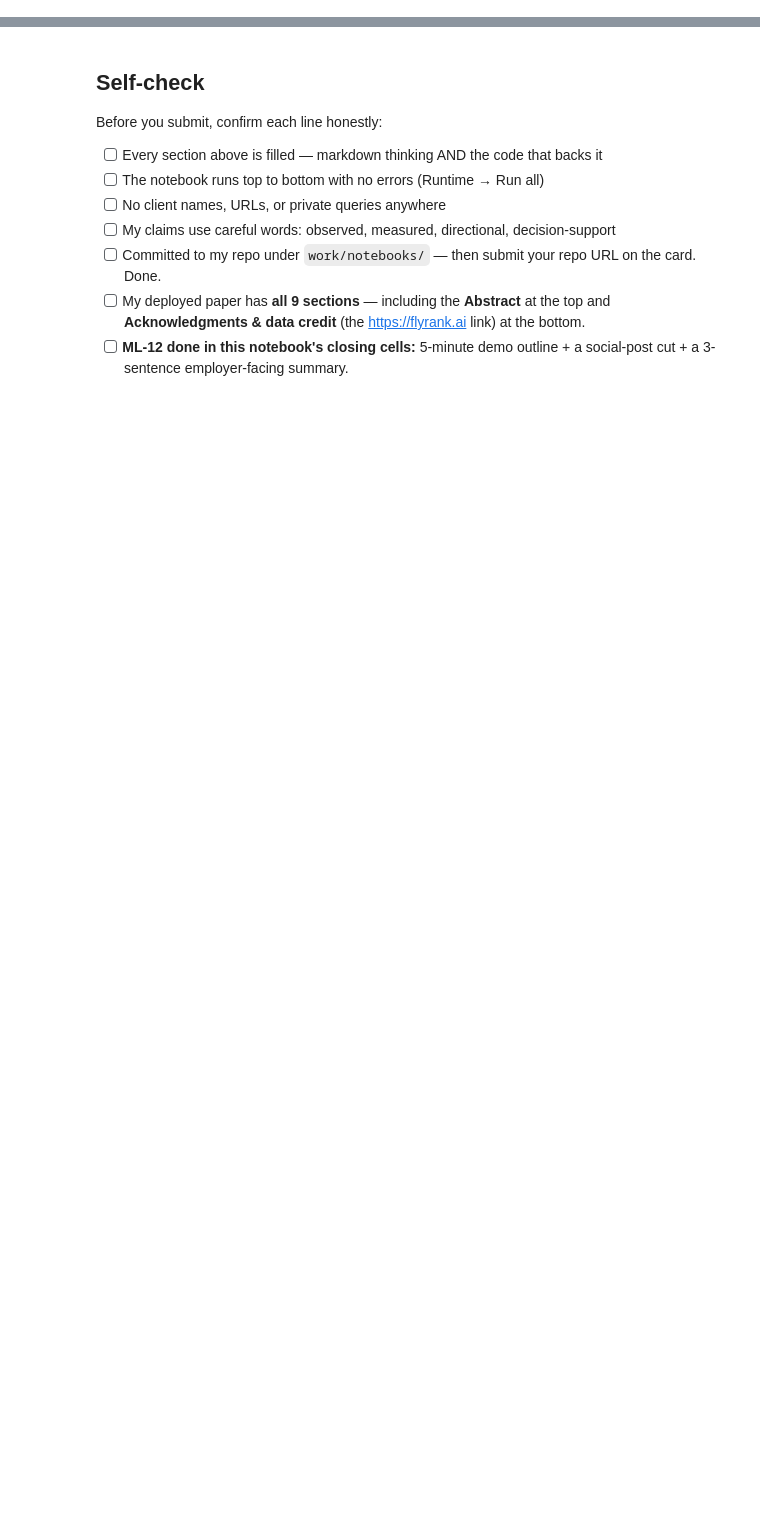
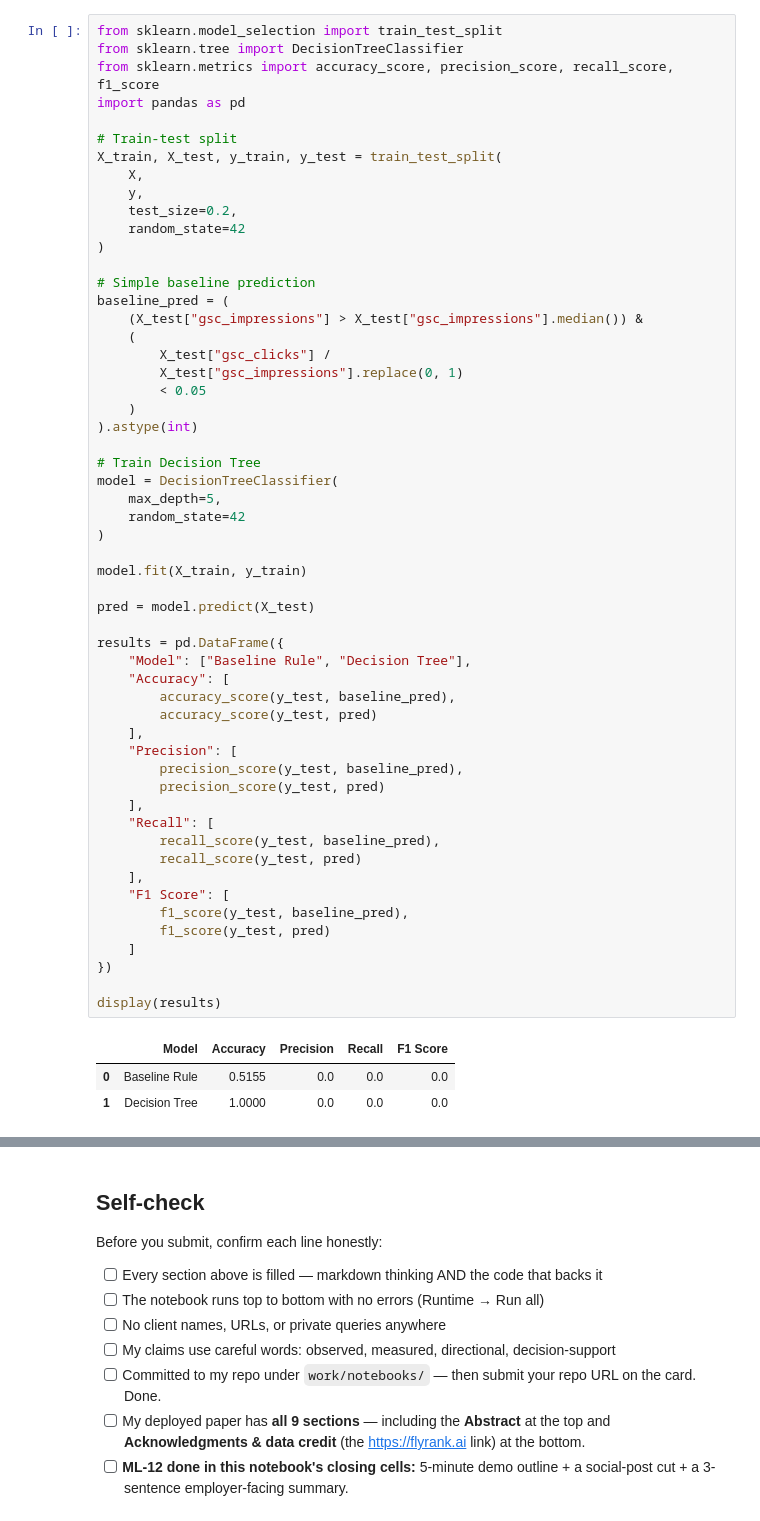
Before and after one commit to atif929/flyrank-ml-starter, a Jupyter notebook: work/notebooks/capstone.ipynb, the cells around one changed output, grey strips where cells are left out. Drawn from its saved outputs; the diff is of its cells as text; blank space fills up the shorter version.

```diff
--- a/work/notebooks/capstone.ipynb
+++ b/work/notebooks/capstone.ipynb
@@ -36,0 +167,59 @@ This skeleton is yours to fill. Work the sections **in order** — each one has
+# %%
+from sklearn.model_selection import train_test_split
+from sklearn.tree import DecisionTreeClassifier
+from sklearn.metrics import accuracy_score, precision_score, recall_score, f1_score
+import pandas as pd
+
+# Train-test split
+X_train, X_test, y_train, y_test = train_test_split(
+    X,
+    y,
+    test_size=0.2,
+    random_state=42
+)
+
+# Simple baseline prediction
+baseline_pred = (
+    (X_test["gsc_impressions"] > X_test["gsc_impressions"].median()) &
+    (
+        X_test["gsc_clicks"] /
+        X_test["gsc_impressions"].replace(0, 1)
+        < 0.05
+    )
+).astype(int)
+
+# Train Decision Tree
+model = DecisionTreeClassifier(
+    max_depth=5,
+    random_state=42
+)
+
+model.fit(X_train, y_train)
+
+pred = model.predict(X_test)
+
+results = pd.DataFrame({
+    "Model": ["Baseline Rule", "Decision Tree"],
+    "Accuracy": [
+        accuracy_score(y_test, baseline_pred),
+        accuracy_score(y_test, pred)
+    ],
+    "Precision": [
+        precision_score(y_test, baseline_pred),
+        precision_score(y_test, pred)
+    ],
+    "Recall": [
+        recall_score(y_test, baseline_pred),
+        recall_score(y_test, pred)
+    ],
+    "F1 Score": [
+        f1_score(y_test, baseline_pred),
+        f1_score(y_test, pred)
+    ]
+})
+
+display(results)
+# %% [output]
+|  | Model | Accuracy | Precision | Recall | F1 Score |
+| 0 | Baseline Rule | 0.5155 | 0.0 | 0.0 | 0.0 |
+| 1 | Decision Tree | 1.0000 | 0.0 | 0.0 | 0.0 |
```
Also changed, not shown: parts of 24 cells of this notebook.
